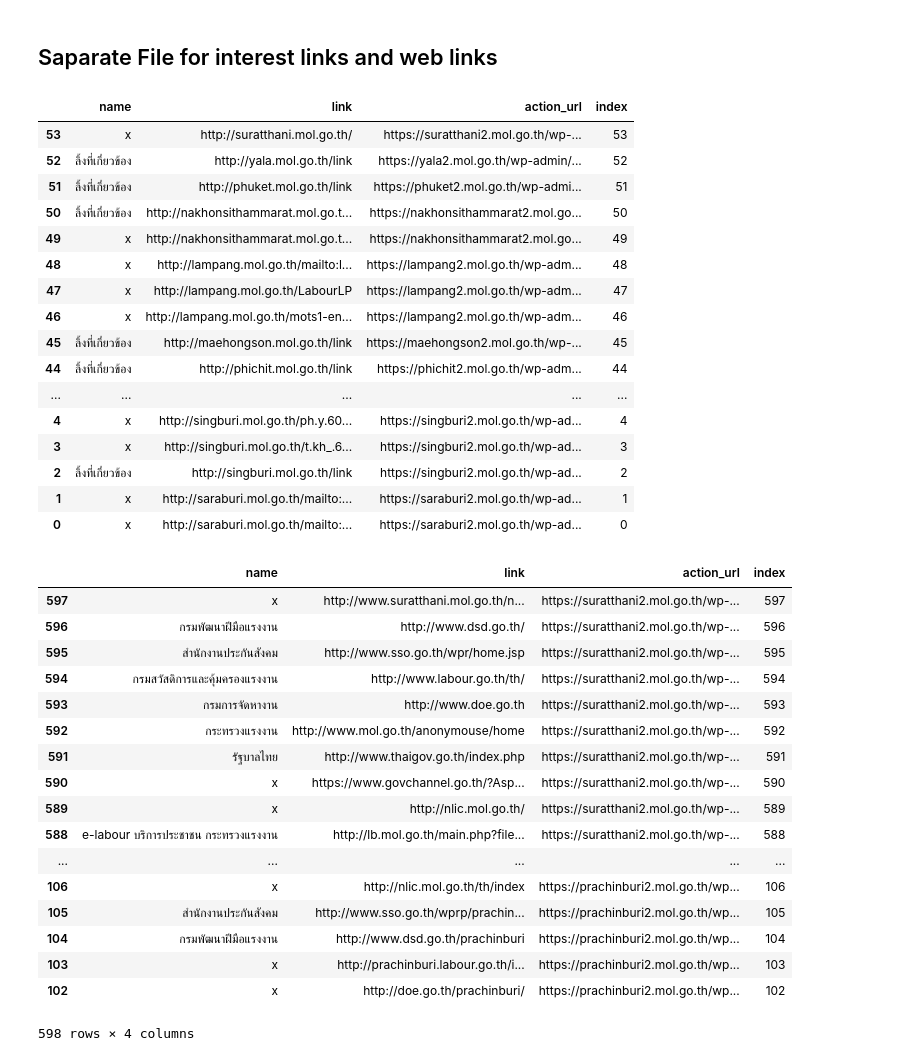
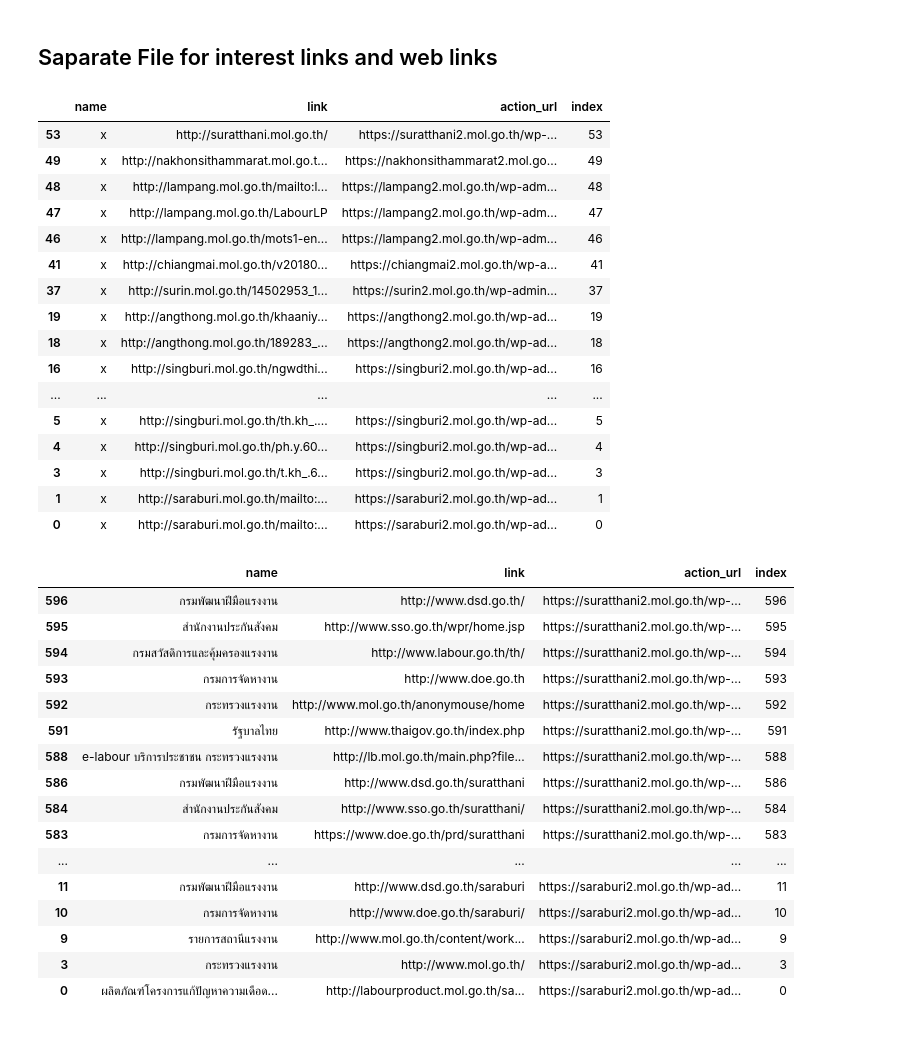
Before and after one commit to Kanbc/mol-notebook, a Jupyter notebook: province/5_link.ipynb, the cells around one changed output. Drawn from its saved outputs; the diff is of its cells as text; code cells hidden in the pictures.

Commit message:
add interest & web link done

```diff
--- a/province/5_link.ipynb
+++ b/province/5_link.ipynb
@@ -228,45 +228,46 @@ web_link_df = pd.DataFrame({'name': web_link_name, 'link':  web_link_link,'actio
 web_link_df['index'] = web_link_df.index
 web_link_df = web_link_df.sort_values(by=['index'], ascending=False)
 # %%
-web_link_df.to_csv('output/web_link/web_link_data.csv',index=False)
-web_link_df
+# web_link_df.to_csv('output/web_link/web_link_data.csv',index=False)
+# web_link_df[web_link_df['name'] != 'x'].to_csv('output/web_link/web_link_data_name.csv',index=False)
+web_link_df[web_link_df['name'] == 'x']
 # %% [output]
 |  | name | link | action_url | index |
 | 53 | x | http://suratthani.mol.go.th/ | https://suratthani2.mol.go.th/wp-... | 53 |
-| 52 | ลิ้งที่เกี่ยวข้อง | http://yala.mol.go.th/link | https://yala2.mol.go.th/wp-admin/... | 52 |
-| 51 | ลิ้งที่เกี่ยวข้อง | http://phuket.mol.go.th/link | https://phuket2.mol.go.th/wp-admi... | 51 |
-| 50 | ลิ้งที่เกี่ยวข้อง | http://nakhonsithammarat.mol.go.t... | https://nakhonsithammarat2.mol.go... | 50 |
 | 49 | x | http://nakhonsithammarat.mol.go.t... | https://nakhonsithammarat2.mol.go... | 49 |
 | 48 | x | http://lampang.mol.go.th/mailto:l... | https://lampang2.mol.go.th/wp-adm... | 48 |
 | 47 | x | http://lampang.mol.go.th/LabourLP | https://lampang2.mol.go.th/wp-adm... | 47 |
 | 46 | x | http://lampang.mol.go.th/mots1-en... | https://lampang2.mol.go.th/wp-adm... | 46 |
-| 45 | ลิ้งที่เกี่ยวข้อง | http://maehongson.mol.go.th/link | https://maehongson2.mol.go.th/wp-... | 45 |
-| 44 | ลิ้งที่เกี่ยวข้อง | http://phichit.mol.go.th/link | https://phichit2.mol.go.th/wp-adm... | 44 |
+| 41 | x | http://chiangmai.mol.go.th/v20180... | https://chiangmai2.mol.go.th/wp-a... | 41 |
+| 37 | x | http://surin.mol.go.th/14502953_1... | https://surin2.mol.go.th/wp-admin... | 37 |
+| 19 | x | http://angthong.mol.go.th/khaaniy... | https://angthong2.mol.go.th/wp-ad... | 19 |
+| 18 | x | http://angthong.mol.go.th/189283_... | https://angthong2.mol.go.th/wp-ad... | 18 |
+| 16 | x | http://singburi.mol.go.th/ngwdthi... | https://singburi2.mol.go.th/wp-ad... | 16 |
 | ... | ... | ... | ... | ... |
+| 5 | x | http://singburi.mol.go.th/th.kh_.... | https://singburi2.mol.go.th/wp-ad... | 5 |
 | 4 | x | http://singburi.mol.go.th/ph.y.60... | https://singburi2.mol.go.th/wp-ad... | 4 |
 | 3 | x | http://singburi.mol.go.th/t.kh_.6... | https://singburi2.mol.go.th/wp-ad... | 3 |
-| 2 | ลิ้งที่เกี่ยวข้อง | http://singburi.mol.go.th/link | https://singburi2.mol.go.th/wp-ad... | 2 |
 | 1 | x | http://saraburi.mol.go.th/mailto:... | https://saraburi2.mol.go.th/wp-ad... | 1 |
 | 0 | x | http://saraburi.mol.go.th/mailto:... | https://saraburi2.mol.go.th/wp-ad... | 0 |
 # %%
-interest_link_df.to_csv('output/interest_link/interest_link_data.csv',index=False)
-interest_link_df
+# interest_link_df.to_csv('output/interest_link/interest_link_data.csv',index=False)
+# interest_link_df[interest_link_df['name'] == 'x'].to_csv('output/interest_link/interest_link_data_x.csv',index=False)
+interest_link_df[interest_link_df['name'] != 'x']
 # %% [output]
 |  | name | link | action_url | index |
-| 597 | x | http://www.suratthani.mol.go.th/n... | https://suratthani2.mol.go.th/wp-... | 597 |
 | 596 | กรมพัฒนาฝีมือแรงงาน | http://www.dsd.go.th/ | https://suratthani2.mol.go.th/wp-... | 596 |
 | 595 | สำนักงานประกันสังคม | http://www.sso.go.th/wpr/home.jsp | https://suratthani2.mol.go.th/wp-... | 595 |
 | 594 | กรมสวัสดิการและคุ้มครองแรงงาน | http://www.labour.go.th/th/ | https://suratthani2.mol.go.th/wp-... | 594 |
 | 593 | กรมการจัดหางาน | http://www.doe.go.th | https://suratthani2.mol.go.th/wp-... | 593 |
 | 592 | กระทรวงแรงงาน | http://www.mol.go.th/anonymouse/home | https://suratthani2.mol.go.th/wp-... | 592 |
 | 591 | รัฐบาลไทย | http://www.thaigov.go.th/index.php | https://suratthani2.mol.go.th/wp-... | 591 |
-| 590 | x | https://www.govchannel.go.th/?Asp... | https://suratthani2.mol.go.th/wp-... | 590 |
-| 589 | x | http://nlic.mol.go.th/ | https://suratthani2.mol.go.th/wp-... | 589 |
 | 588 | e-labour บริการประชาชน กระทรวงแรงงาน | http://lb.mol.go.th/main.php?file... | https://suratthani2.mol.go.th/wp-... | 588 |
+| 586 | กรมพัฒนาฝีมือแรงงาน | http://www.dsd.go.th/suratthani | https://suratthani2.mol.go.th/wp-... | 586 |
+| 584 | สำนักงานประกันสังคม | http://www.sso.go.th/suratthani/ | https://suratthani2.mol.go.th/wp-... | 584 |
+| 583 | กรมการจัดหางาน | https://www.doe.go.th/prd/suratthani | https://suratthani2.mol.go.th/wp-... | 583 |
 | ... | ... | ... | ... | ... |
-| 106 | x | http://nlic.mol.go.th/th/index | https://prachinburi2.mol.go.th/wp... | 106 |
-| 105 | สำนักงานประกันสังคม | http://www.sso.go.th/wprp/prachin... | https://prachinburi2.mol.go.th/wp... | 105 |
-| 104 | กรมพัฒนาฝีมือแรงงาน | http://www.dsd.go.th/prachinburi | https://prachinburi2.mol.go.th/wp... | 104 |
-| 103 | x | http://prachinburi.labour.go.th/i... | https://prachinburi2.mol.go.th/wp... | 103 |
-| 102 | x | http://doe.go.th/prachinburi/ | https://prachinburi2.mol.go.th/wp... | 102 |
+| 11 | กรมพัฒนาฝีมือแรงงาน | http://www.dsd.go.th/saraburi | https://saraburi2.mol.go.th/wp-ad... | 11 |
+| 10 | กรมการจัดหางาน | http://www.doe.go.th/saraburi/ | https://saraburi2.mol.go.th/wp-ad... | 10 |
+| 9 | รายการสถานีแรงงาน | http://www.mol.go.th/content/work... | https://saraburi2.mol.go.th/wp-ad... | 9 |
+| 3 | กระทรวงแรงงาน | http://www.mol.go.th/ | https://saraburi2.mol.go.th/wp-ad... | 3 |
+| 0 | ผลิตภัณฑ์โครงการแก้ปัญหาความเดือด... | http://labourproduct.mol.go.th/sa... | https://saraburi2.mol.go.th/wp-ad... | 0 |
-598 rows × 4 columns
```
Also changed, not shown: 37 other files.
